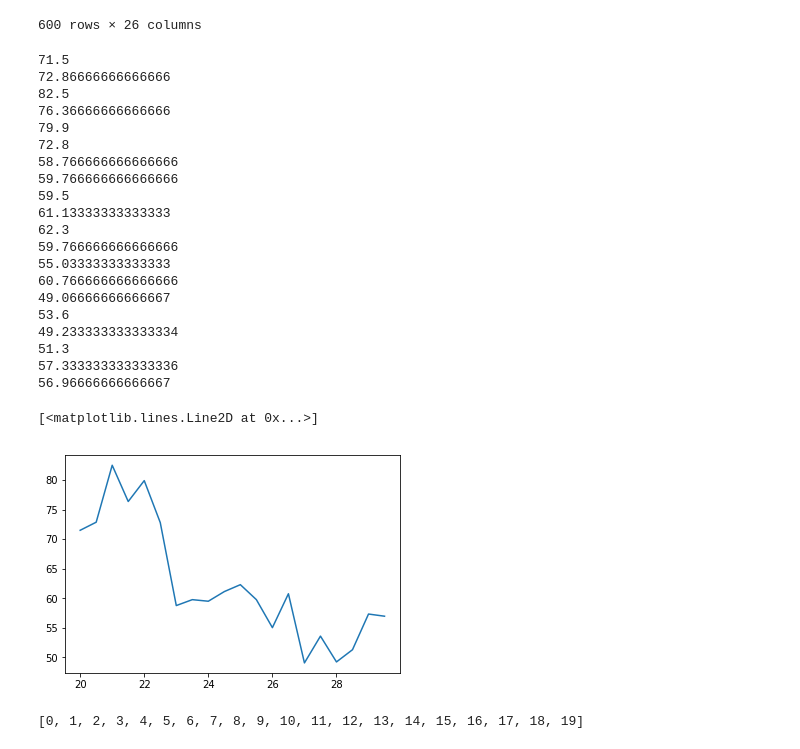
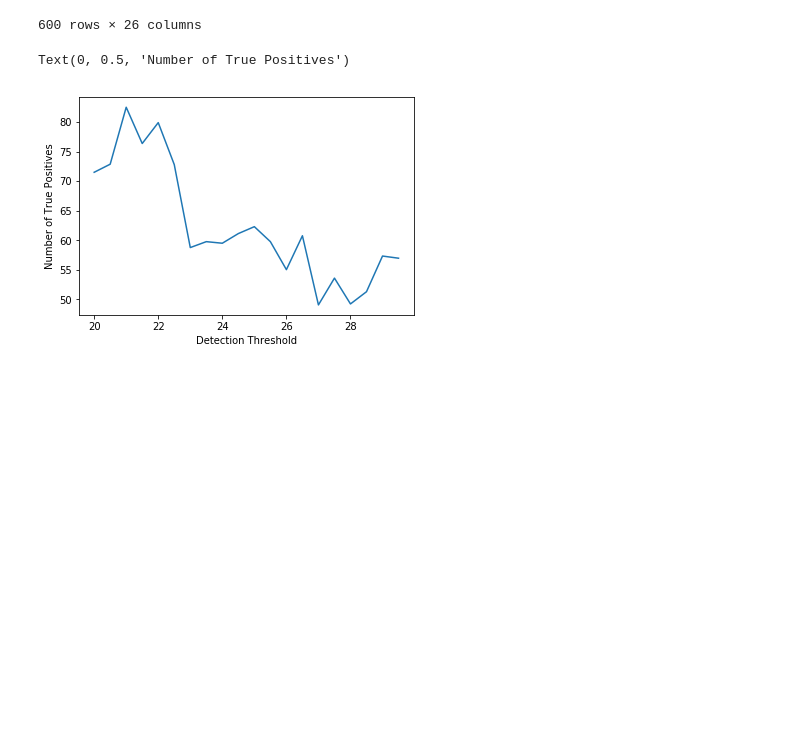
Before and after one commit to ptrick9/CPS_Simulator, a Jupyter notebook: DataProcessor.ipynb, the cells around one changed output. Saved outputs shown, nothing was run; the diff lists cells and outputs as text; code cells hidden in the pictures; blank space fills up the shorter version.

```diff
--- a/DataProcessor.ipynb
+++ b/DataProcessor.ipynb
@@ -126,35 +126,12 @@ import matplotlib.pyplot as plt
 # %%
 d = []
 
 for i in range(20):
     x = data[(data['Detection Threshold'] == (20+.5*i)) & (data['Number of Nodes'] == 10000)]
-    print(x['node_true_positive'].mean())
     d.append(x['node_true_positive'].mean())
 plt.plot([20+.5*i for i in range(20)], d)
+plt.xlabel("Detection Threshold")
+plt.ylabel("Number of True Positives")
 # %% [output]
-71.5
-72.86666666666666
-82.5
-76.36666666666666
-79.9
-72.8
-58.766666666666666
-59.766666666666666
-59.5
-61.13333333333333
-62.3
-59.766666666666666
-55.03333333333333
-60.766666666666666
-49.06666666666667
-53.6
-49.233333333333334
-51.3
-57.333333333333336
-56.96666666666667
+Text(0, 0.5, 'Number of True Positives')
-[<matplotlib.lines.Line2D at 0x...>]
-[figure, old version]
+[figure, new version]
-# %%
-list(range(20))
-# %% [output]
-[0, 1, 2, 3, 4, 5, 6, 7, 8, 9, 10, 11, 12, 13, 14, 15, 16, 17, 18, 19]
```
Also changed, not shown: parts of 1 cell of this notebook, 2 other files.
